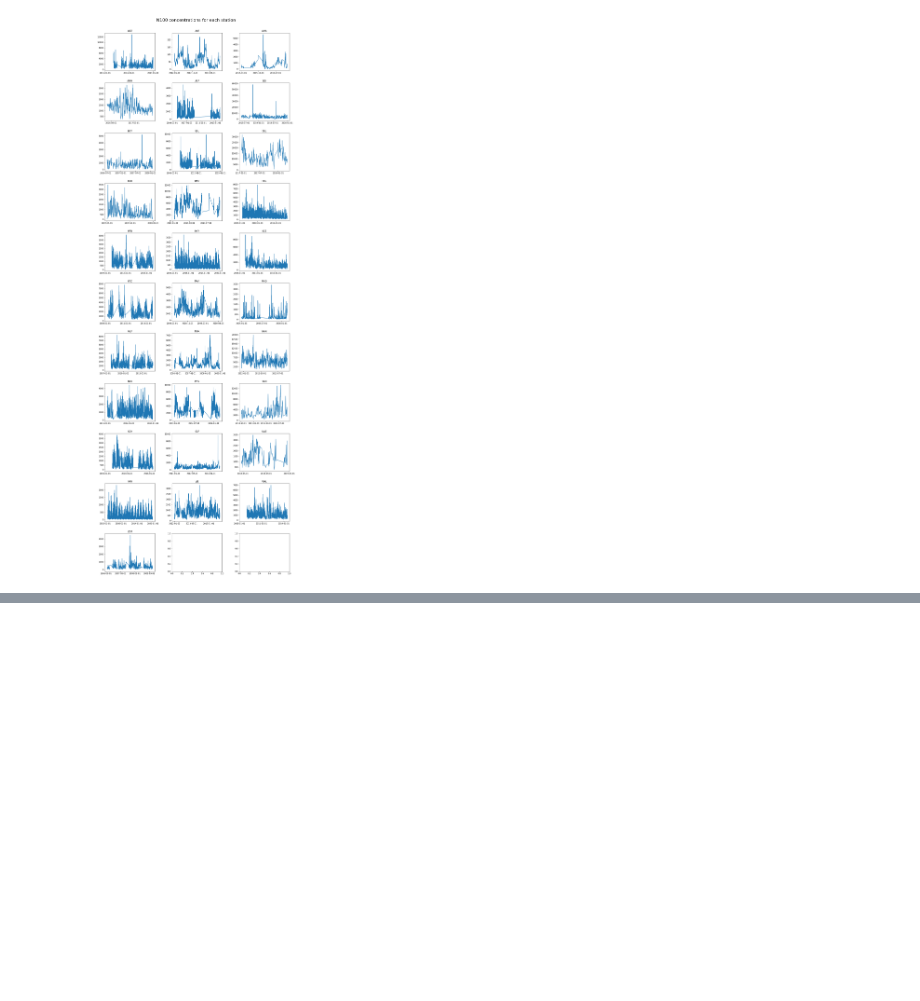
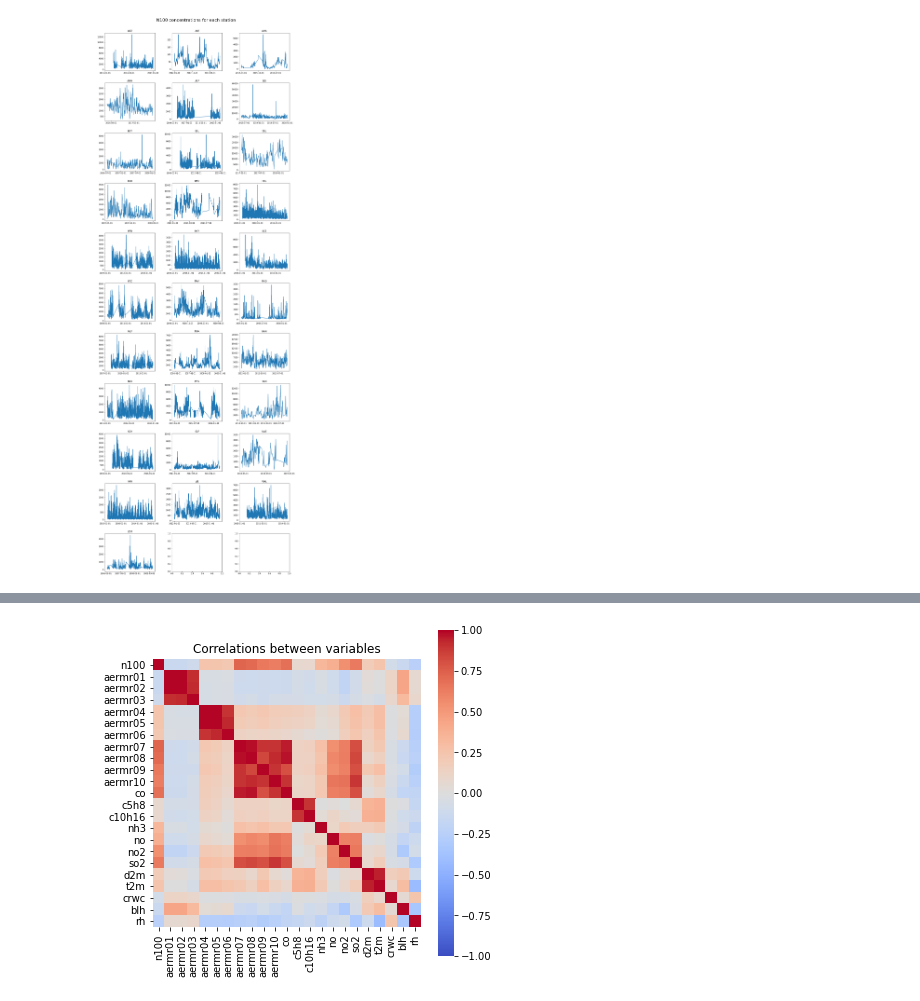
Before and after one commit to ellarauth/CCN-proxy-modeling, a Jupyter notebook: exploratory data analysis.ipynb, the cells around one changed output, grey strips where cells are left out. Drawn from its saved outputs; the diff is of its cells as text; code cells hidden in the pictures; blank space fills up the shorter version.

```diff
--- a/exploratory data analysis.ipynb
+++ b/exploratory data analysis.ipynb
@@ -41,0 +86,7 @@ fig.suptitle('N100 concentrations for each station', y=1.01, fontsize=22);
+# %%
+plt.figure(figsize=(6,6))
+sns.heatmap(data[variable_dict.keys()].corr(), xticklabels=variable_dict.keys(), yticklabels=variable_dict.keys(),
+            cmap='coolwarm', cbar=True, square=True, vmin=-1, vmax=1)
+plt.title('Correlations between variables');
+# %% [output]
+[figure, added]
```
Also changed, not shown: parts of 8 cells of this notebook.
